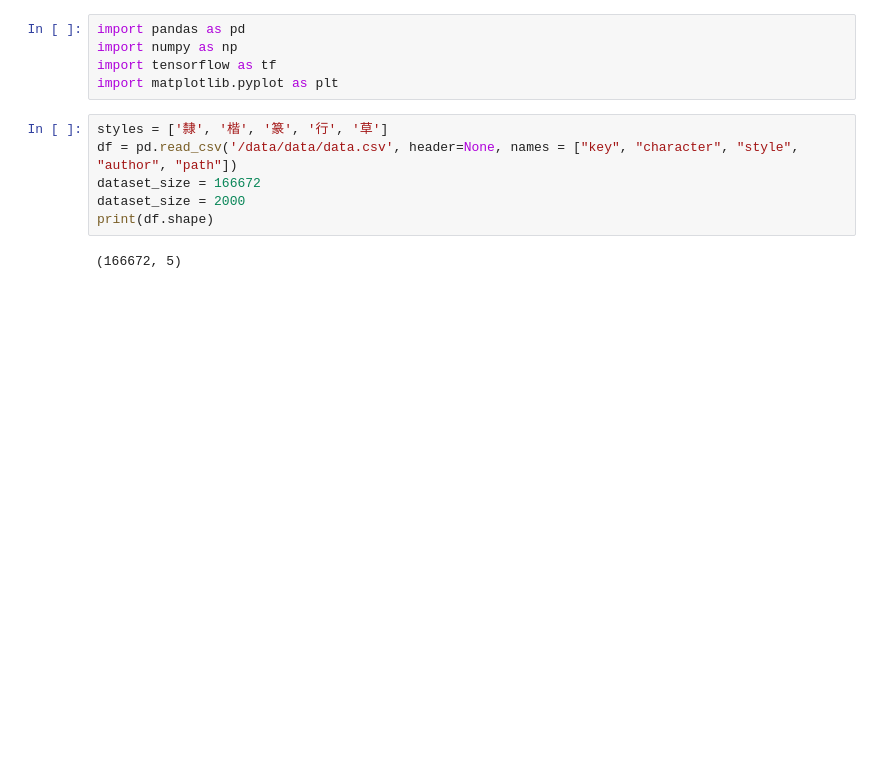
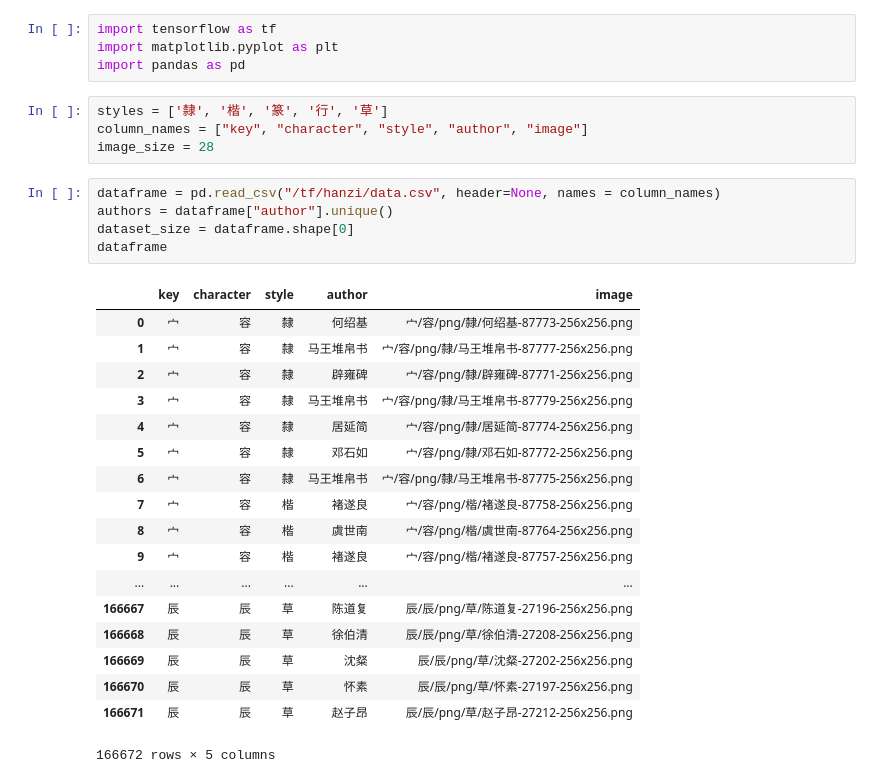
Before and after one commit to maxwo/hanzi, a Jupyter notebook: style_classifier.ipynb, the cells around one changed output. Saved outputs shown, nothing was run; the diff lists cells and outputs as text; blank space fills up the shorter version.

```diff
--- a/style_classifier.ipynb
+++ b/style_classifier.ipynb
@@ -1,14 +1,33 @@
 # %%
-import pandas as pd
-import numpy as np
 import tensorflow as tf
 import matplotlib.pyplot as plt
+import pandas as pd
 # %%
 styles = ['隸', '楷', '篆', '行', '草']
-df = pd.read_csv('/data/data/data.csv', header=None, names = ["key", "character", "style", "author", "path"])
-dataset_size = 166672
-dataset_size = 2000
-print(df.shape)
+column_names = ["key", "character", "style", "author", "image"]
+image_size = 28
-# %% [output]
-(166672, 5)
+# %%
+dataframe = pd.read_csv("/tf/hanzi/data.csv", header=None, names = column_names)
+authors = dataframe["author"].unique()
+dataset_size = dataframe.shape[0]
+dataframe
+# %% [output]
+|  | key | character | style | author | image |
+| 0 | 宀 | 容 | 隸 | 何绍基 | 宀/容/png/隸/何绍基-87773-256x256.png |
+| 1 | 宀 | 容 | 隸 | 马王堆帛书 | 宀/容/png/隸/马王堆帛书-87777-256x256.png |
+| 2 | 宀 | 容 | 隸 | 辟雍碑 | 宀/容/png/隸/辟雍碑-87771-256x256.png |
+| 3 | 宀 | 容 | 隸 | 马王堆帛书 | 宀/容/png/隸/马王堆帛书-87779-256x256.png |
+| 4 | 宀 | 容 | 隸 | 居延简 | 宀/容/png/隸/居延简-87774-256x256.png |
+| 5 | 宀 | 容 | 隸 | 邓石如 | 宀/容/png/隸/邓石如-87772-256x256.png |
+| 6 | 宀 | 容 | 隸 | 马王堆帛书 | 宀/容/png/隸/马王堆帛书-87775-256x256.png |
+| 7 | 宀 | 容 | 楷 | 褚遂良 | 宀/容/png/楷/褚遂良-87758-256x256.png |
+| 8 | 宀 | 容 | 楷 | 虞世南 | 宀/容/png/楷/虞世南-87764-256x256.png |
+| 9 | 宀 | 容 | 楷 | 褚遂良 | 宀/容/png/楷/褚遂良-87757-256x256.png |
+| ... | ... | ... | ... | ... | ... |
+| 166667 | 辰 | 辰 | 草 | 陈道复 | 辰/辰/png/草/陈道复-27196-256x256.png |
+| 166668 | 辰 | 辰 | 草 | 徐伯清 | 辰/辰/png/草/徐伯清-27208-256x256.png |
+| 166669 | 辰 | 辰 | 草 | 沈粲 | 辰/辰/png/草/沈粲-27202-256x256.png |
+| 166670 | 辰 | 辰 | 草 | 怀素 | 辰/辰/png/草/怀素-27197-256x256.png |
+| 166671 | 辰 | 辰 | 草 | 赵子昂 | 辰/辰/png/草/赵子昂-27212-256x256.png |
+166672 rows × 5 columns
 # %%
```
Also changed, not shown: parts of 4 cells of this notebook.
